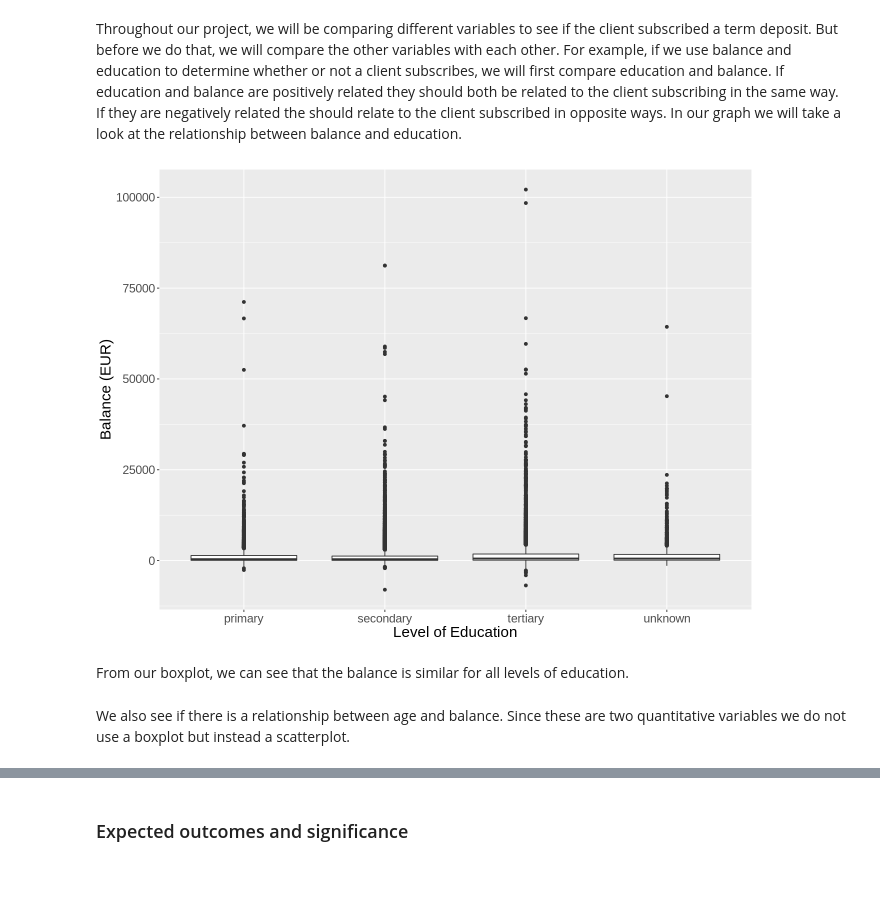
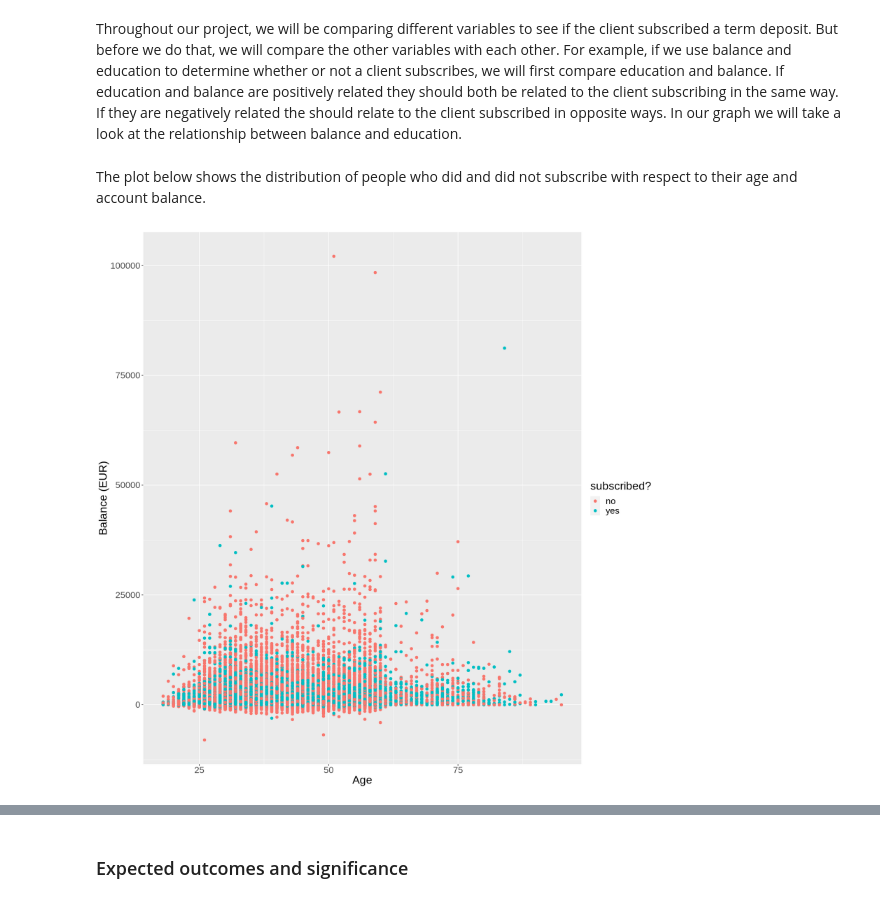
Before and after one commit to alexkhadr/Credit-Card-Project, a Jupyter notebook: proposal.ipynb, the cells around one changed output, grey strips where cells are left out. Saved outputs shown, nothing was run; the diff lists cells and outputs as text; code cells hidden in the pictures; blank space fills up the shorter version.

```diff
--- a/proposal.ipynb
+++ b/proposal.ipynb
@@ -151,16 +145,15 @@ summary(bank_train)
  Mode  :character   Mode  :character
 # %% [markdown]
 Throughout our project, we will be comparing different variables to see if the client subscribed a term deposit. But before we do that, we will compare the other variables with each other. For example, if we use balance and education to determine whether or not a client subscribes, we will first compare education and balance. If education and balance are positively related they should both be related to the client subscribing in the same way. If they are negatively related the should relate to the client subscribed in opposite ways. In our graph we will take a look at the relationship between balance and education.
+# %% [markdown]
+The plot below shows the distribution of people who did and did not subscribe with respect to their age and account balance.
 # %%
-options(repr.plot.width=11, repr.plot.height=8)
-balance_vs_education <- ggplot(bank_all, aes(x = education, y = balance)) +
-    geom_boxplot() +
-    labs(x = "Level of Education", y = "Balance (EUR)") +
-    theme(text = element_text(size = 18))
-balance_vs_education
+options(repr.plot.width=14, repr.plot.height=14)
+balance_vs_age <- bank_all %>%
+    ggplot(aes(x = age, y = balance, colour = y)) +
+    labs(x = "Age", y = "Balance (EUR)", colour = 'subscribed?') +
+    geom_point(size = 2) +
+    theme(text = element_text(size = 20))
+balance_vs_age
 # %% [output]
-[figure, old version]
+[figure, new version]
-# %% [markdown]
-From our boxplot, we can see that the balance is similar for all levels of education.
-# %% [markdown]
-We also see if there is a relationship between age and balance. Since these are two quantitative variables we do not use a boxplot but instead a scatterplot.
```
Also changed, not shown: parts of 19 cells of this notebook.
